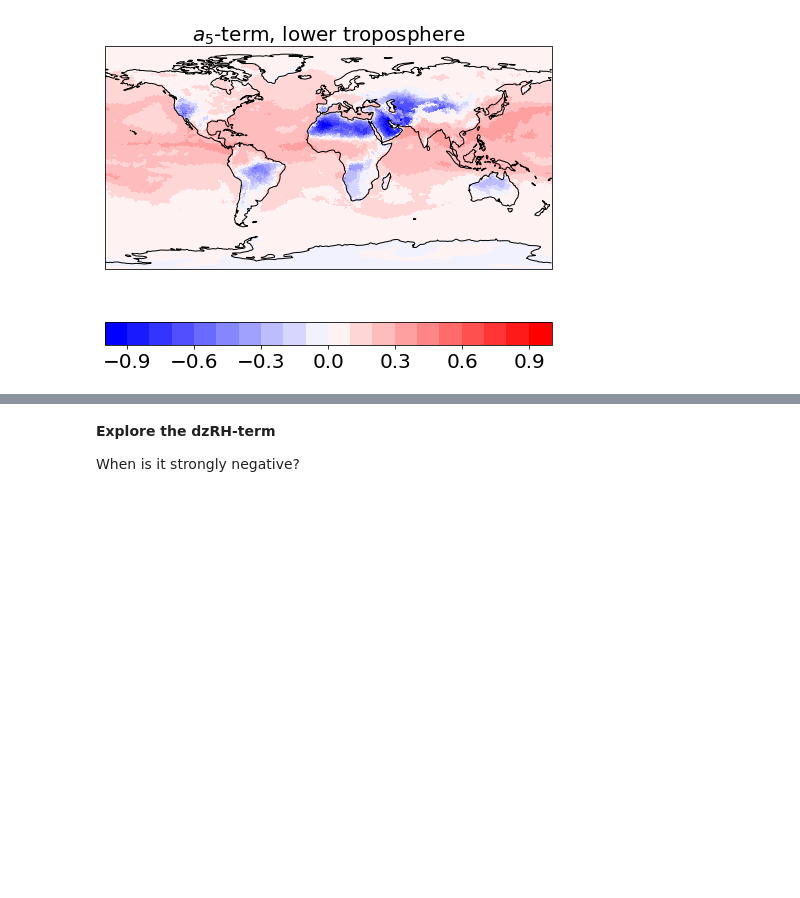
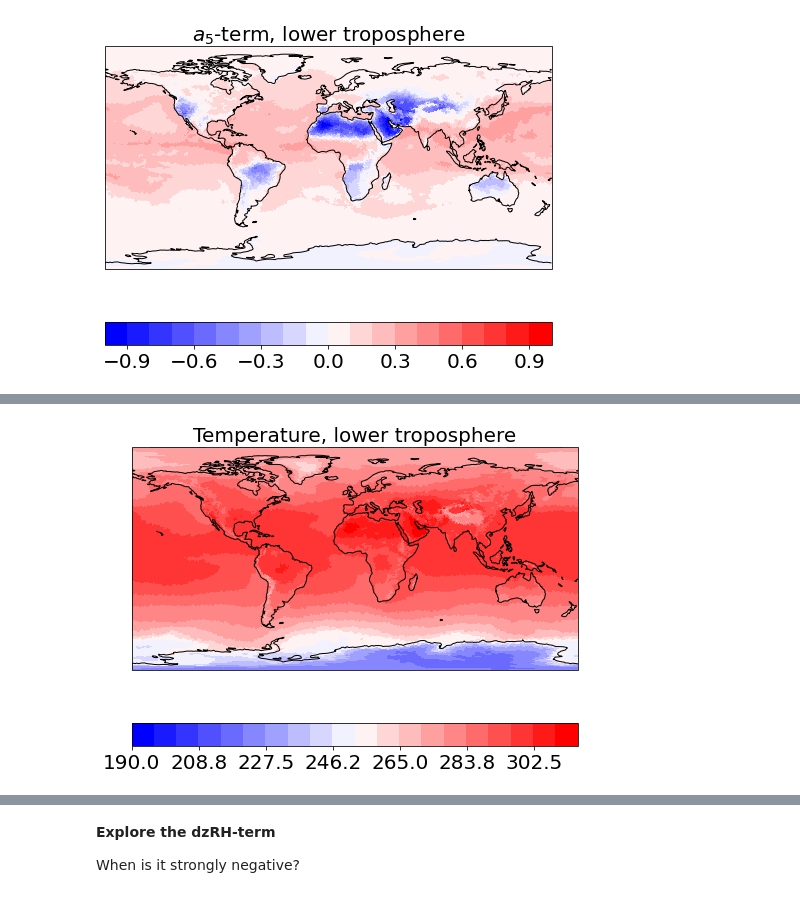
Before and after one commit to EyringMLClimateGroup/grundner23james_EquationDiscovery_CloudCover, a Jupyter notebook: appendix/plotting_I1_I2_I3_geographical.ipynb, the cells around one changed output, grey strips where cells are left out. Saved outputs shown, nothing was run; the diff lists cells and outputs as text; code cells hidden in the pictures; blank space fills up the shorter version.

```diff
--- a/appendix/plotting_I1_I2_I3_geographical.ipynb
+++ b/appendix/plotting_I1_I2_I3_geographical.ipynb
@@ -316,0 +332,6 @@ plt.savefig('a5_lv_46_20160811-0820_timmean.pdf')
+# %%
+plot = psy.plot.mapplot('~/bd1179_work/DYAMOND/hvcg_data/a5_term/ta_20160811-0820_timmean_merged.nc', name=['ta'], \
+                        height=[25], time=[0], ax=(1, 1), sort=['height'], title = r'Temperature, lower troposphere', titlesize=20, cticksize=20, \
+                        bounds=np.linspace(190, 315, 21), cmap=cmap)
+# %% [output]
+[figure, added]
```
Also changed, not shown: parts of 6 cells of this notebook, 1 other file.
